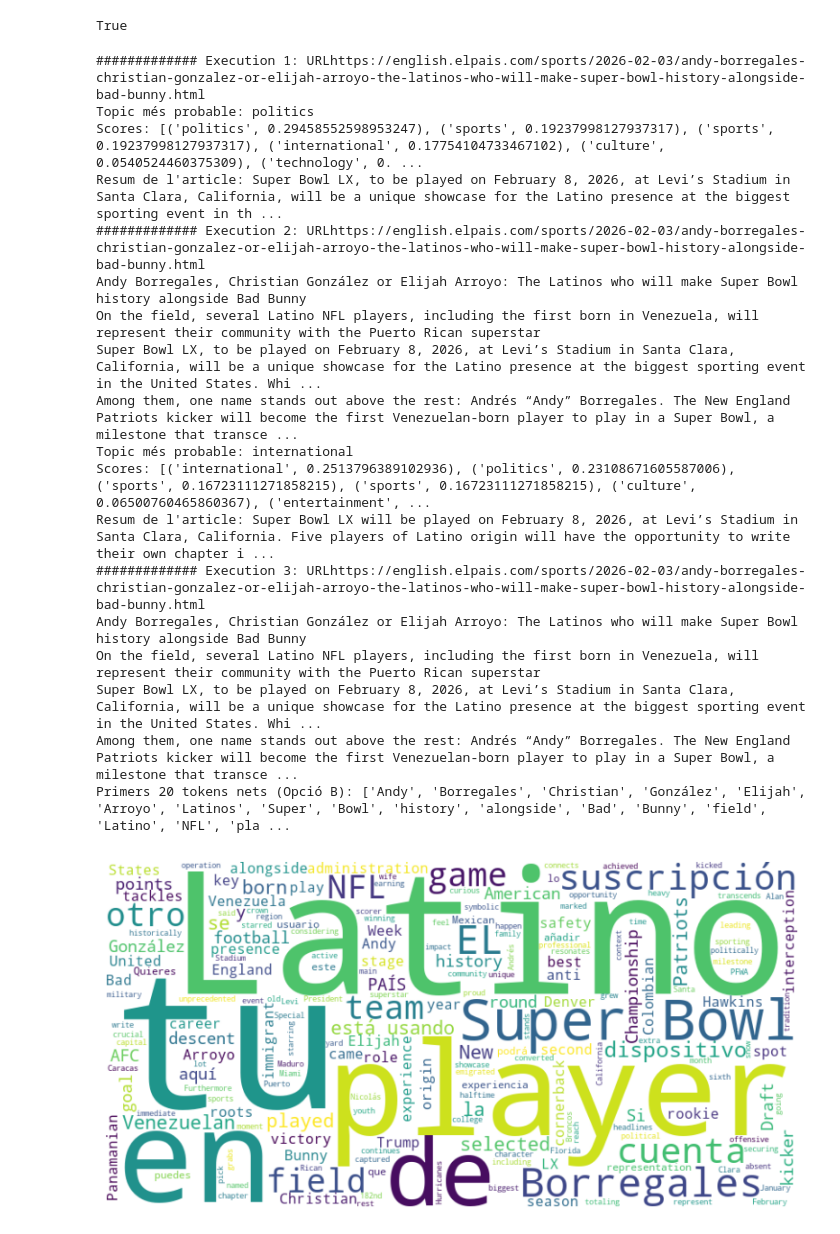
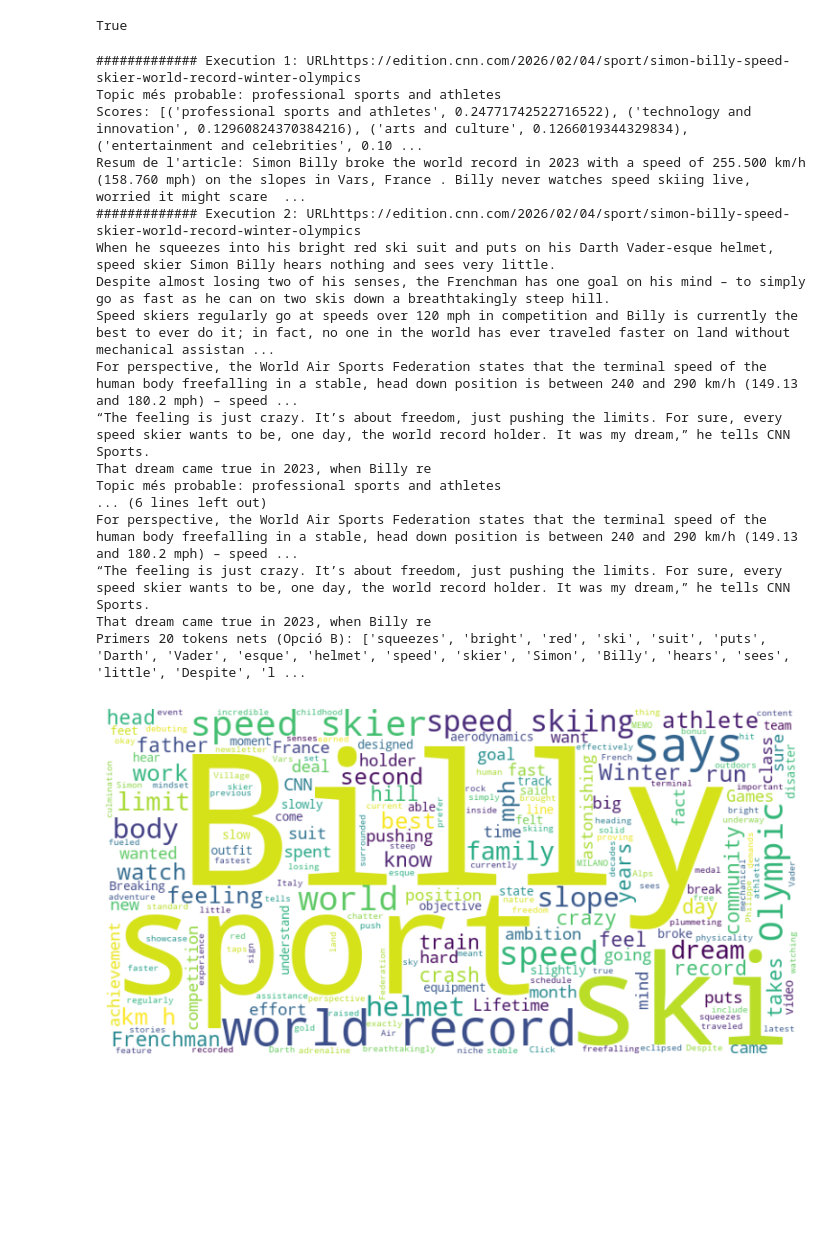
Before and after one commit to JoseGomez23/Practica-NLP, a Jupyter notebook: nlp_alvaro.ipynb, the cells around one changed output. Saved outputs shown, nothing was run; the diff lists cells and outputs as text; code cells hidden in the pictures; blank space fills up the shorter version.

Commit message:
push, només falta agafar un article més i comentar

```diff
--- a/nlp_alvaro.ipynb
+++ b/nlp_alvaro.ipynb
@@ -61,28 +63,31 @@ model = AutoModelForSeq2SeqLM.from_pretrained("facebook/bart-large-cnn")
 
 def generate_summary_a(article_text):
 
+    # BART puede manejar hasta 1024 tokens (no caracteres)
     inputs = tokenizer(
-        article_text[:1024],
+        article_text,
         return_tensors="pt",
         truncation=True,
-        max_length=1024
+        max_length=1024  # Ahora usa tokens, no caracteres
     )
 
     summary_ids = model.generate(
-        inputs["input_ids"],
-        max_length=130,
-        min_length=50,
+        inputs["input_ids"],  # Corregido: era "input_id" sin 's'
+        max_length=150,  # Resumen más largo para capturar más información
+        min_length=60,
         num_beams=4,
         early_stopping=True
     )
 
     return tokenizer.decode(summary_ids[0], skip_special_tokens=True)
 
+model_name = "t5-base"
+tokenizer = T5Tokenizer.from_pretrained(model_name, model_max_length=512)
+model = T5ForConditionalGeneration.from_pretrained(model_name)
+
 def generate_summary_b(article_text):
 
-    model_name = "t5-base"
-    tokenizer = T5Tokenizer.from_pretrained(model_name, model_max_length=512)
-    model = T5ForConditionalGeneration.from_pretrained(model_name)
+
     # Prefix obligatori per a T5
     input_text = f"summarize: {article_text.strip()}"
 
@@ -99,14 +104,15 @@ def generate_summary_b(article_text):
             inputs["input_ids"],
             attention_mask=inputs["attention_mask"],
             num_beams=4,
-            max_length=150,
-            min_length=40,
+            max_length=180,  # Resumen más largo
+            min_length=50,
             output_scores=True,
             return_dict_in_generate=True
         )
 
     # Decodificació
     resumen = tokenizer.decode(outputs.sequences[0], skip_special_tokens=True)
+    return resumen
 
     logits = torch.stack(outputs.scores, dim=1)
     probs = torch.softmax(logits, dim=-1)
@@ -316,7 +341,7 @@ execution_results = {}
 def execution_1(url):
     data = scrape_text(url)
     tokens = title_article_preprocessing_a(data)
-    results = classifier_a(tokens)
+    results = classifier_a(data)
     resume = generate_summary_a(data)
 
     save_results(results, 1)
@@ -326,7 +351,7 @@ def execution_1(url):
 def execution_2(url):
     data = scrape_text_advanced(url)
     tokens = title_article_preprocessing_a(data)
-    results = classifier_a(tokens)
+    results = classifier_a(data)
     resume = generate_summary_a(data)
 
     save_results(results, 2)
@@ -336,7 +361,7 @@ def execution_2(url):
 def execution_3(url):
     data = scrape_text_advanced(url)
     tokens = title_article_preprocessing_b(data)
-    results = classifier_a(tokens)
+    results = classifier_a(data)
     resume = generate_summary_a(data)
 
     save_results(results, 3)
@@ -356,7 +381,7 @@ def execution_4(url):
 def execution_5(url):
     data = scrape_text_advanced(url)
     tokens = title_article_preprocessing_a(data)
-    results = classifier_a(tokens)
+    results = classifier_a(data)
     resume = generate_summary_b(data)
 
     save_results(results, 5)
@@ -371,50 +396,51 @@ def save_results(results, num):
 # %%
 def main():
 
     # urls = ["https://link.springer.com/article/10.1186/s12915-020-00925-x",
             # "https://english.elpais.com/international/2026-02-04/palestinians-who-fled-horror-encounter-israeli-obstacles-in-attempt-to-return-to-gaza.html",
-            # "https://english.elpais.com/technology/2026-02-03/yoshua-bengio-turing-award-winner-there-is-empirical-evidence-of-ai-acting-against-our-instructions.html"]
-    urls = ["https://english.elpais.com/sports/2026-02-03/andy-borregales-christian-gonzalez-or-elijah-arroyo-the-latinos-who-will-make-super-bowl-history-alongside-bad-bunny.html"]
+            # "https://www.bbc.com/sport/articles/c205r73r0z3o",
+            # "https://edition.cnn.com/2026/02/05/business/europe-economic-independence-united-states-intl",
+            # "https://english.elpais.com/science-tech/2026-02-04/discovery-of-brain-network-that-links-body-and-mind-could-open-the-door-to-better-parkinsons-treatments.html"]
+    urls = ["https://edition.cnn.com/2026/02/04/sport/simon-billy-speed-skier-world-record-winter-olympics"]
     for url in urls:
         print(f"############# Execution 1: URL{url}")
         execution_1(url)
 
         print(f"############# Execution 2: URL{url}")
         execution_2(url)
 
         print(f"############# Execution 3: URL{url}")
         execution_3(url)
 
         print(f"############# Execution 4: URL{url}")
         execution_4(url)
 
         print(f"############# Execution 5: URL{url}")
         execution_5(url)
 
     print("Execution Results Summary:")
     for key, value in execution_results.items():
         print(f"{key}: Topic - {value['topic']}, Score - {value['score']}")
 
 
 
 main()
 # %% [output]
-############# Execution 1: URLhttps://english.elpais.com/sports/2026-02-03/andy-borregales-christian-gonzalez-or-elijah-arroyo-the-latinos-who-will-make-super-bowl-history-alongside-bad-bunny.html
-Topic més probable: politics
-Scores: [('politics', 0.29458552598953247), ('sports', 0.19237998127937317), ('sports', 0.19237998127937317), ('international', 0.17754104733467102), ('culture', 0.0540524460375309), ('technology', 0. ...
-Resum de l'article: Super Bowl LX, to be played on February 8, 2026, at Levi’s Stadium in Santa Clara, California, will be a unique showcase for the Latino presence at the biggest sporting event in th ...
-############# Execution 2: URLhttps://english.elpais.com/sports/2026-02-03/andy-borregales-christian-gonzalez-or-elijah-arroyo-the-latinos-who-will-make-super-bowl-history-alongside-bad-bunny.html
-Andy Borregales, Christian González or Elijah Arroyo: The Latinos who will make Super Bowl history alongside Bad Bunny
-On the field, several Latino NFL players, including the first born in Venezuela, will represent their community with the Puerto Rican superstar
-Super Bowl LX, to be played on February 8, 2026, at Levi’s Stadium in Santa Clara, California, will be a unique showcase for the Latino presence at the biggest sporting event in the United States. Whi ...
-Among them, one name stands out above the rest: Andrés “Andy” Borregales. The New England Patriots kicker will become the first Venezuelan-born player to play in a Super Bowl, a milestone that transce ...
-Topic més probable: international
-Scores: [('international', 0.2513796389102936), ('politics', 0.23108671605587006), ('sports', 0.16723111271858215), ('sports', 0.16723111271858215), ('culture', 0.06500760465860367), ('entertainment', ...
-Resum de l'article: Super Bowl LX will be played on February 8, 2026, at Levi’s Stadium in Santa Clara, California. Five players of Latino origin will have the opportunity to write their own chapter i ...
-############# Execution 3: URLhttps://english.elpais.com/sports/2026-02-03/andy-borregales-christian-gonzalez-or-elijah-arroyo-the-latinos-who-will-make-super-bowl-history-alongside-bad-bunny.html
-Andy Borregales, Christian González or Elijah Arroyo: The Latinos who will make Super Bowl history alongside Bad Bunny
-On the field, several Latino NFL players, including the first born in Venezuela, will represent their community with the Puerto Rican superstar
-Super Bowl LX, to be played on February 8, 2026, at Levi’s Stadium in Santa Clara, California, will be a unique showcase for the Latino presence at the biggest sporting event in the United States. Whi ...
-Among them, one name stands out above the rest: Andrés “Andy” Borregales. The New England Patriots kicker will become the first Venezuelan-born player to play in a Super Bowl, a milestone that transce ...
-Primers 20 tokens nets (Opció B): ['Andy', 'Borregales', 'Christian', 'González', 'Elijah', 'Arroyo', 'Latinos', 'Super', 'Bowl', 'history', 'alongside', 'Bad', 'Bunny', 'field', 'Latino', 'NFL', 'pla ...
+############# Execution 1: URLhttps://edition.cnn.com/2026/02/04/sport/simon-billy-speed-skier-world-record-winter-olympics
+Topic més probable: professional sports and athletes
+Scores: [('professional sports and athletes', 0.24771742522716522), ('technology and innovation', 0.12960824370384216), ('arts and culture', 0.1266019344329834), ('entertainment and celebrities', 0.10 ...
+Resum de l'article: Simon Billy broke the world record in 2023 with a speed of 255.500 km/h (158.760 mph) on the slopes in Vars, France . Billy never watches speed skiing live, worried it might scare  ...
+############# Execution 2: URLhttps://edition.cnn.com/2026/02/04/sport/simon-billy-speed-skier-world-record-winter-olympics
+When he squeezes into his bright red ski suit and puts on his Darth Vader-esque helmet, speed skier Simon Billy hears nothing and sees very little.
+Despite almost losing two of his senses, the Frenchman has one goal on his mind – to simply go as fast as he can on two skis down a breathtakingly steep hill.
+Speed skiers regularly go at speeds over 120 mph in competition and Billy is currently the best to ever do it; in fact, no one in the world has ever traveled faster on land without mechanical assistan ...
+For perspective, the World Air Sports Federation states that the terminal speed of the human body freefalling in a stable, head down position is between 240 and 290 km/h (149.13 and 180.2 mph) – speed ...
+“The feeling is just crazy. It’s about freedom, just pushing the limits. For sure, every speed skier wants to be, one day, the world record holder. It was my dream,” he tells CNN Sports.
+That dream came true in 2023, when Billy re
+Topic més probable: professional sports and athletes
+... (6 lines left out)
+For perspective, the World Air Sports Federation states that the terminal speed of the human body freefalling in a stable, head down position is between 240 and 290 km/h (149.13 and 180.2 mph) – speed ...
+“The feeling is just crazy. It’s about freedom, just pushing the limits. For sure, every speed skier wants to be, one day, the world record holder. It was my dream,” he tells CNN Sports.
+That dream came true in 2023, when Billy re
+Primers 20 tokens nets (Opció B): ['squeezes', 'bright', 'red', 'ski', 'suit', 'puts', 'Darth', 'Vader', 'esque', 'helmet', 'speed', 'skier', 'Simon', 'Billy', 'hears', 'sees', 'little', 'Despite', 'l ...
-[figure, old version]
+[figure, new version]
```
Also changed, not shown: parts of 4 cells of this notebook.
